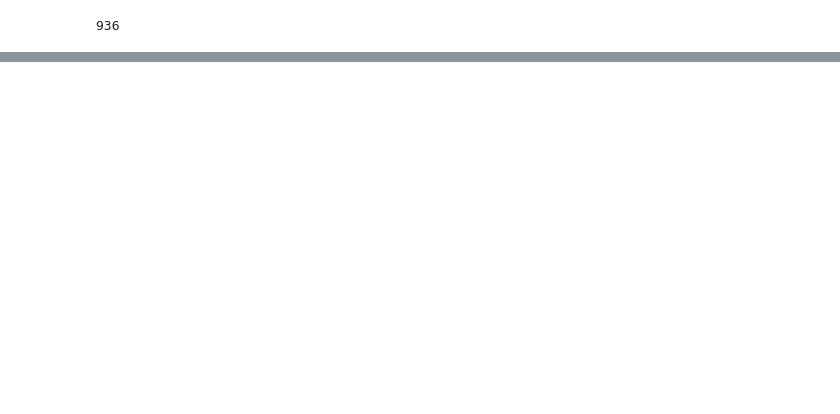
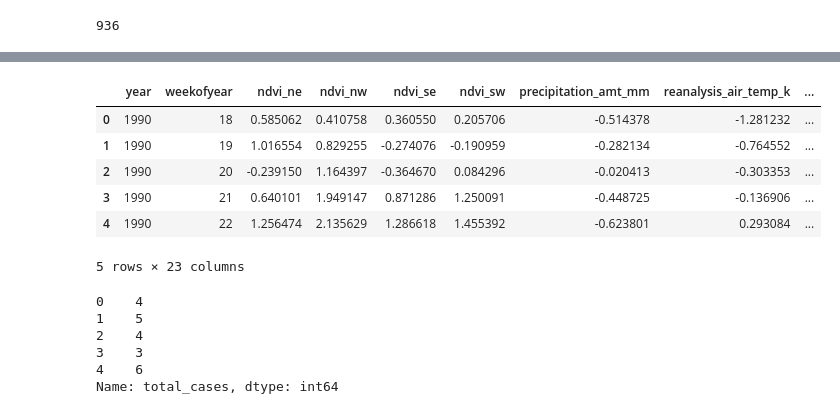
Before and after one commit to aminondo/dengAI, a Jupyter notebook: dengai-xgboost-Copy1.ipynb, the cells around one changed output, grey strips where cells are left out. Saved outputs shown, nothing was run; the diff lists cells and outputs as text; code cells hidden in the pictures; blank space fills up the shorter version.

Commit message:
started new model that uses both xgboost and neural network

```diff
--- a/dengai-xgboost-Copy1.ipynb
+++ b/dengai-xgboost-Copy1.ipynb
@@ -118,17 +144,17 @@ for trainIndex, testIndex in kf:
     trainFold, testFold = sj_features.iloc[trainIndex], sj_features.iloc[testIndex]
     trainFoldTarget, testFoldTarget = sj_labels.iloc[trainIndex], sj_labels.iloc[testIndex]
 
-    xgbr = xgb.XGBRegressor(n_estimators = 550, # number of boosted trees
-                                learning_rate = 0.002, # step size shrinkage used in update to prevent overfitting
+    xgbr = xgb.XGBRegressor(n_estimators = 750, # number of boosted trees
+                                learning_rate = 0.0015, # step size shrinkage used in update to prevent overfitting
                                 max_depth = 7,
-                                subsample = .6815,
-                                colsample_bytree = .701)
+                                subsample = 0.8, # subsample ratio of the training set (Stochastic gradient boosting)
+                                colsample_bytree = 0.701)
 
     xgbr.fit(trainFold, trainFoldTarget)
     xgbpred =xgbr.predict(testFold)
     #testPred.append(xgbr.predict(test))
     sj_predictions[testIndex] = xgbpred
 
-    # Print the MAE
+    # Print the AUC
     print(metrics.mean_absolute_error(testFoldTarget, xgbpred))
 # %% [output]
@@ -190,5 +214,5 @@ def xboostRegressor(city_feat, city_labels):
     # Print the AUC
     #print(metrics.mean_absolute_error(testFoldTarget, xgbpred))
 # %%
-sj_model = xboostRegressor(sj_features, sj_labels)
-iq_model = xboostRegressor(iq_features, iq_labels)
+sj_model = xboostRegressor(sj_train, sj_train_target)
+iq_model = xboostRegressor(iq_train, iq_train_target)
@@ -194,0 +231,14 @@ iq_model = xboostRegressor(iq_features, iq_labels)
+# %%
+#adding predictions to featurers
+sj_pred = sj_model.predict(sj_features)
+iq_pred = iq_model.predict(iq_features)
+
+#convert from float to int
+sj_pred = [int(i) for i in sj_pred]
+iq_pred = [int(i) for i in iq_pred]
+
+
+sj_features['xgb_pred'] = list(sj_pred)
+iq_features['xgb_pred'] = list(iq_pred)
+
+score = metrics.mean_absolute_error(sj_labels,sj_pred)
@@ -195,3 +257,36 @@ iq_model = xboostRegressor(iq_features, iq_labels)
+# %%
+#normalize features table
+from sklearn import preprocessing
+
+sj_features.ndvi_ne = preprocessing.scale(sj_features.ndvi_ne)
+sj_features.ndvi_nw = preprocessing.scale(sj_features.ndvi_nw)
+sj_features.ndvi_ne = preprocessing.scale(sj_features.ndvi_ne)
+
+
+for column in sj_features:
+    notnorm = ['year','weekofyear','xgb_pred']
+    if column not in notnorm:
+        sj_features[column] = preprocessing.scale(sj_features[column])
+
+
+sj_features.head()
+# %% [output]
+|  | year | weekofyear | ndvi_ne | ndvi_nw | ndvi_se | ndvi_sw | precipitation_amt_mm | reanalysis_air_temp_k | ... |
+| 0 | 1990 | 18 | 0.585062 | 0.410758 | 0.360550 | 0.205706 | -0.514378 | -1.281232 | ... |
+| 1 | 1990 | 19 | 1.016554 | 0.829255 | -0.274076 | -0.190959 | -0.282134 | -0.764552 | ... |
+| 2 | 1990 | 20 | -0.239150 | 1.164397 | -0.364670 | 0.084296 | -0.020413 | -0.303353 | ... |
+| 3 | 1990 | 21 | 0.640101 | 1.949147 | 0.871286 | 1.250091 | -0.448725 | -0.136906 | ... |
+| 4 | 1990 | 22 | 1.256474 | 2.135629 | 1.286618 | 1.455392 | -0.623801 | 0.293084 | ... |
+5 rows × 23 columns
+# %%
+sj_labels.head()
+# %% [output]
+0    4
+1    5
+2    4
+3    3
+4    6
+Name: total_cases, dtype: int64
 # %%
 
 final_sj_predictions = sj_model.predict(sj_test_final)
```
Also changed, not shown: parts of 25 cells of this notebook.
